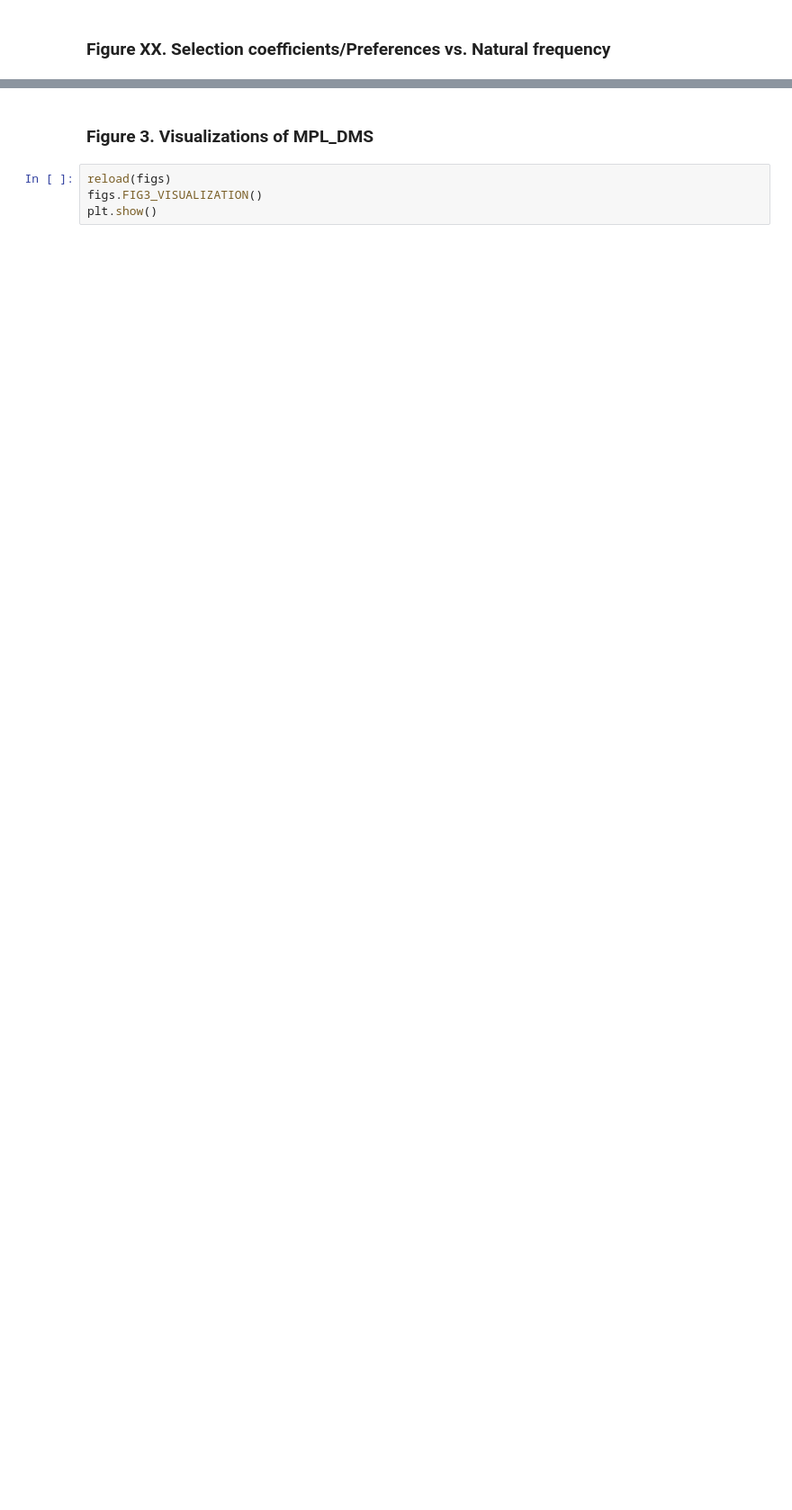
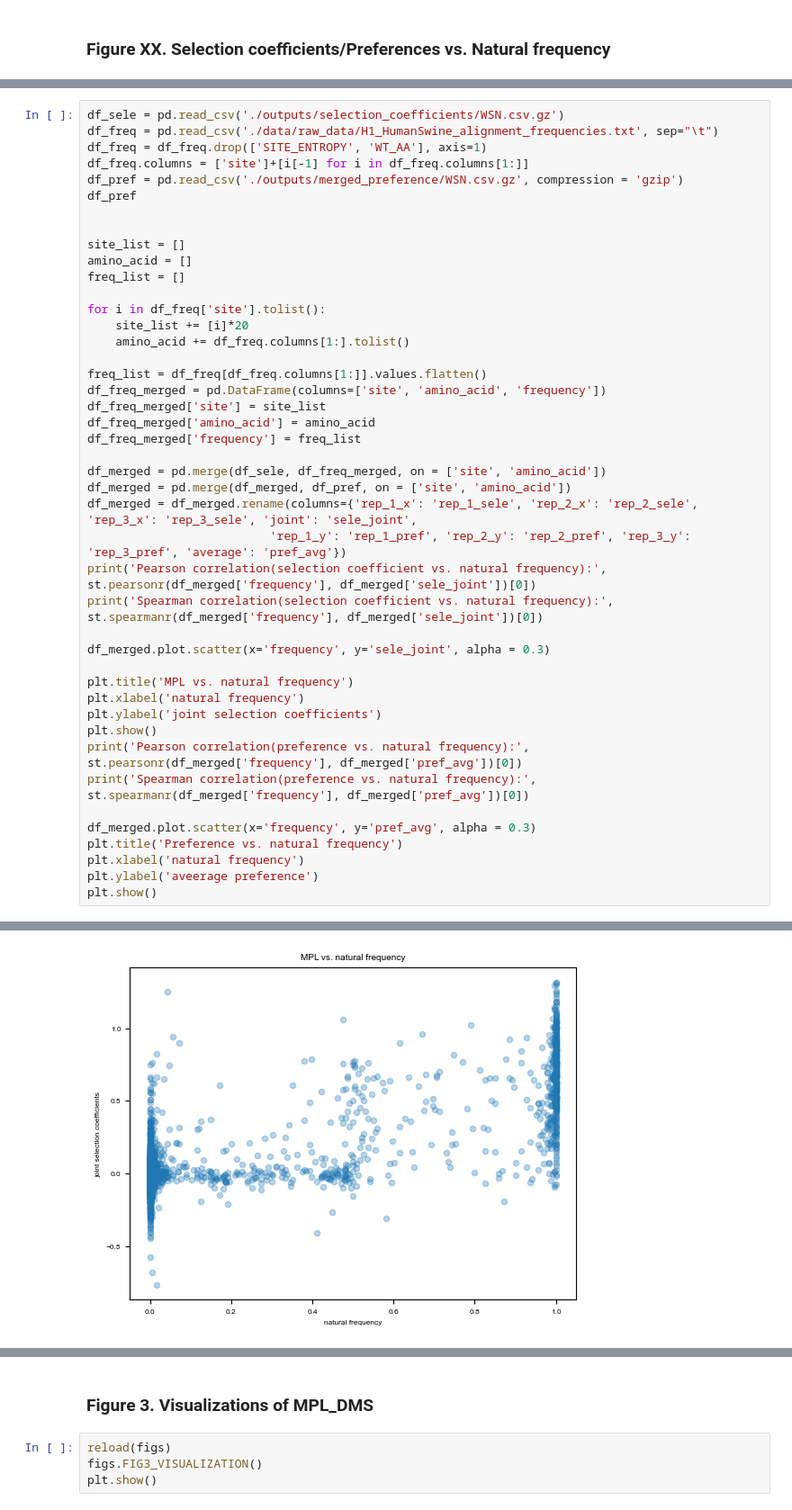
Before and after one commit to bartonlab/paper-DMS-inference, a Jupyter notebook: figures.ipynb, the cells around one changed output, grey strips where cells are left out. Shown: that part at 90% size. Cells and saved outputs as stored; diff of their text form; blank space fills up the shorter version.

```diff
--- a/figures.ipynb
+++ b/figures.ipynb
@@ -150,0 +149,45 @@ Spearman correlation(selection coefficient vs. natural frequency): 0.35088018077
+# %%
+df_sele = pd.read_csv('./outputs/selection_coefficients/WSN.csv.gz')
+df_freq = pd.read_csv('./data/raw_data/H1_HumanSwine_alignment_frequencies.txt', sep="\t")
+df_freq = df_freq.drop(['SITE_ENTROPY', 'WT_AA'], axis=1)
+df_freq.columns = ['site']+[i[-1] for i in df_freq.columns[1:]]
+df_pref = pd.read_csv('./outputs/merged_preference/WSN.csv.gz', compression = 'gzip')
+df_pref
+
+
+site_list = []
+amino_acid = []
+freq_list = []
+
+for i in df_freq['site'].tolist():
+    site_list += [i]*20
+    amino_acid += df_freq.columns[1:].tolist()
+
+freq_list = df_freq[df_freq.columns[1:]].values.flatten()
+df_freq_merged = pd.DataFrame(columns=['site', 'amino_acid', 'frequency'])
+df_freq_merged['site'] = site_list
+df_freq_merged['amino_acid'] = amino_acid
+df_freq_merged['frequency'] = freq_list
+
+df_merged = pd.merge(df_sele, df_freq_merged, on = ['site', 'amino_acid'])
+df_merged = pd.merge(df_merged, df_pref, on = ['site', 'amino_acid'])
+df_merged = df_merged.rename(columns={'rep_1_x': 'rep_1_sele', 'rep_2_x': 'rep_2_sele', 'rep_3_x': 'rep_3_sele', 'joint': 'sele_joint',
+                          'rep_1_y': 'rep_1_pref', 'rep_2_y': 'rep_2_pref', 'rep_3_y': 'rep_3_pref', 'average': 'pref_avg'})
+print('Pearson correlation(selection coefficient vs. natural frequency):', st.pearsonr(df_merged['frequency'], df_merged['sele_joint'])[0])
+print('Spearman correlation(selection coefficient vs. natural frequency):', st.spearmanr(df_merged['frequency'], df_merged['sele_joint'])[0])
+
+df_merged.plot.scatter(x='frequency', y='sele_joint', alpha = 0.3)
+
+plt.title('MPL vs. natural frequency')
+plt.xlabel('natural frequency')
+plt.ylabel('joint selection coefficients')
+plt.show()
+print('Pearson correlation(preference vs. natural frequency):', st.pearsonr(df_merged['frequency'], df_merged['pref_avg'])[0])
+print('Spearman correlation(preference vs. natural frequency):', st.spearmanr(df_merged['frequency'], df_merged['pref_avg'])[0])
+
+df_merged.plot.scatter(x='frequency', y='pref_avg', alpha = 0.3)
+plt.title('Preference vs. natural frequency')
+plt.xlabel('natural frequency')
+plt.ylabel('aveerage preference')
+plt.show()
+# %% [output]
@@ -150,0 +196 @@ Spearman correlation(selection coefficient vs. natural frequency): 0.35088018077
+[figure, added]
```
Also changed, not shown: parts of 7 cells of this notebook, 7 other files.
